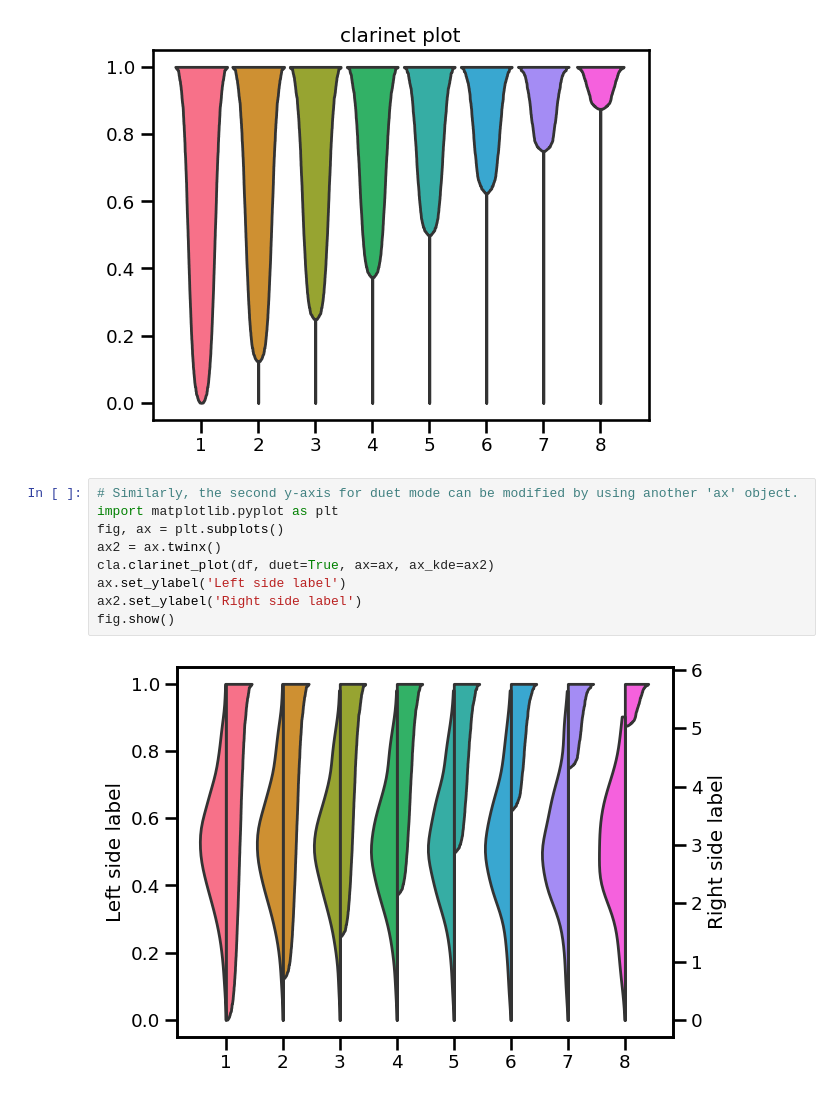
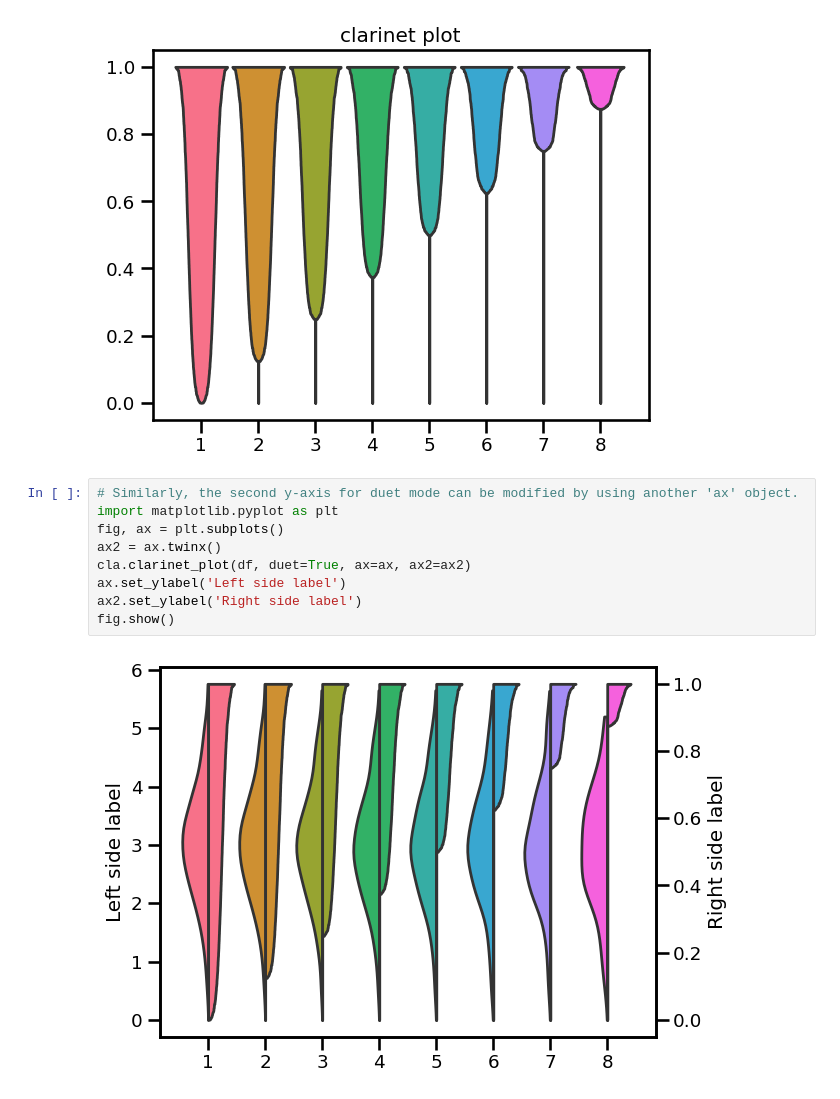
Before and after one commit to okumakito/clarinet_plot, a Jupyter notebook: clarinet_plot.ipynb, the cells around one changed output. Saved outputs shown, nothing was run; the diff lists cells and outputs as text.

```diff
--- a/clarinet_plot.ipynb
+++ b/clarinet_plot.ipynb
@@ -145,11 +145,11 @@ fig.show()
 # %%
 # Similarly, the second y-axis for duet mode can be modified by using another 'ax' object.
 import matplotlib.pyplot as plt
 fig, ax = plt.subplots()
 ax2 = ax.twinx()
-cla.clarinet_plot(df, duet=True, ax=ax, ax_kde=ax2)
+cla.clarinet_plot(df, duet=True, ax=ax, ax2=ax2)
 ax.set_ylabel('Left side label')
 ax2.set_ylabel('Right side label')
 fig.show()
 # %% [output]
-[figure, old version]
+[figure, new version]
```
Also changed, not shown: parts of 3 cells of this notebook.
